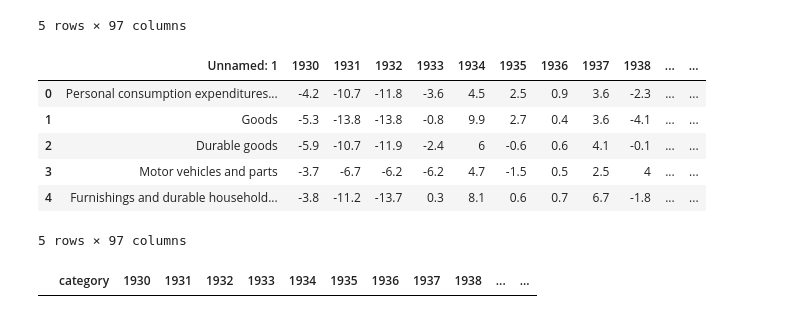
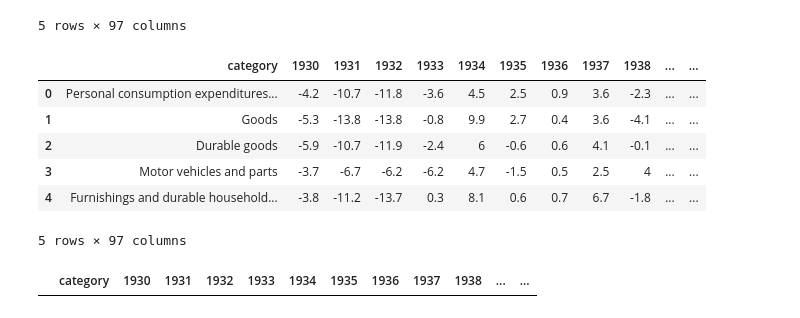
Before and after one commit to ki3n98/AIS_datathon_2026, a Jupyter notebook: notebooks/clean.ipynb, the cells around one changed output. Saved outputs shown, nothing was run; the diff lists cells and outputs as text; code cells hidden in the pictures.

```diff
--- a/notebooks/clean.ipynb
+++ b/notebooks/clean.ipynb
@@ -41,10 +41,10 @@ df.head()
 | 4 | Furnishings and durable household... | -3.8 | -11.2 | -13.7 | 0.3 | 8.1 | 0.6 | 0.7 | 6.7 | -1.8 | ... | ... |
 5 rows × 97 columns
 # %%
-df.rename(columns={"Unnamed: 1": "category"})
+df = df.rename(columns={"Unnamed: 1": "category"})
 df.head()
 # %% [output]
-|  | Unnamed: 1 | 1930 | 1931 | 1932 | 1933 | 1934 | 1935 | 1936 | 1937 | 1938 | ... | ... |
+|  | category | 1930 | 1931 | 1932 | 1933 | 1934 | 1935 | 1936 | 1937 | 1938 | ... | ... |
 | 0 | Personal consumption expenditures... | -4.2 | -10.7 | -11.8 | -3.6 | 4.5 | 2.5 | 0.9 | 3.6 | -2.3 | ... | ... |
 | 1 | Goods | -5.3 | -13.8 | -13.8 | -0.8 | 9.9 | 2.7 | 0.4 | 3.6 | -4.1 | ... | ... |
 | 2 | Durable goods | -5.9 | -10.7 | -11.9 | -2.4 | 6 | -0.6 | 0.6 | 4.1 | -0.1 | ... | ... |
```
Also changed, not shown: parts of 8 cells of this notebook.
